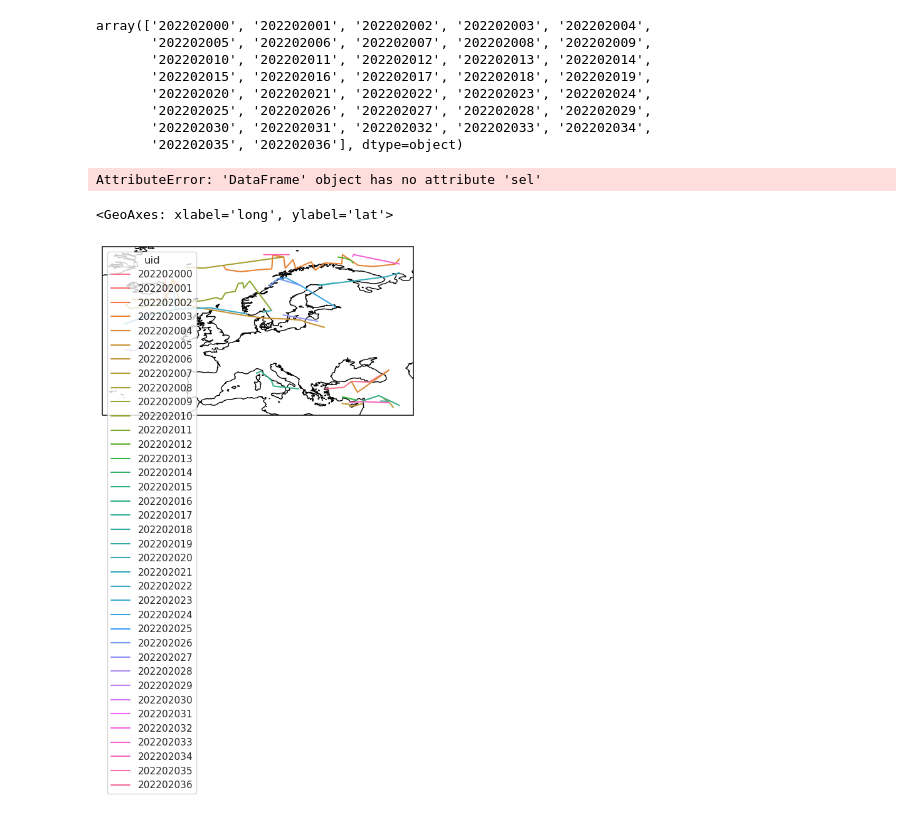
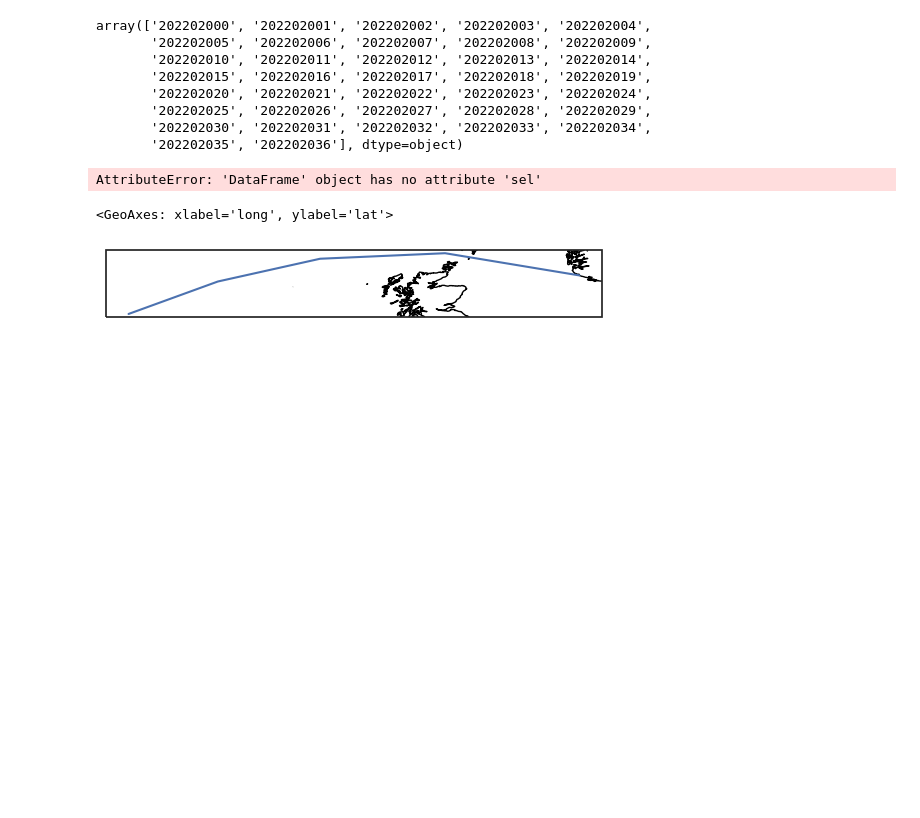
Before and after one commit to deviterra/storm_dudley, a Jupyter notebook: file/drafts/02_dudley.ipynb, the cells around one changed output. Saved outputs shown, nothing was run; the diff lists cells and outputs as text; code cells hidden in the pictures; blank space fills up the shorter version.

```diff
--- a/file/drafts/02_dudley.ipynb
+++ b/file/drafts/02_dudley.ipynb
@@ -44,9 +44,11 @@ AttributeError: 'DataFrame' object has no attribute 'sel'
 # %%
 fig,ax = plt.subplots(subplot_kw=dict(projection=ccrs.PlateCarree()))
 
-sns.lineplot(data=tracks1,x='long',y='lat',hue='uid',legend=True)
+
+for id in ['202202022']:
+    sns.lineplot(data=tracks1[tracks1.uid==id],x='long',y='lat',legend=True)
 ax.coastlines()
 ax
 # %% [output]
 <GeoAxes: xlabel='long', ylabel='lat'>
-[figure, old version]
+[figure, new version]
```
Also changed, not shown: parts of 1 cell of this notebook, 32 other files.
